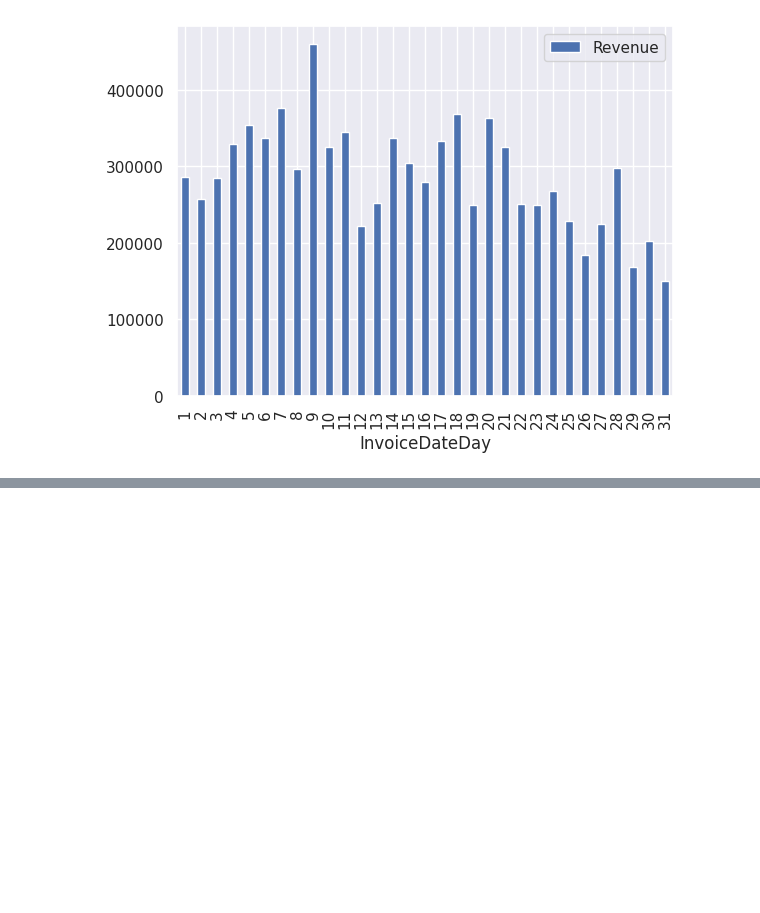
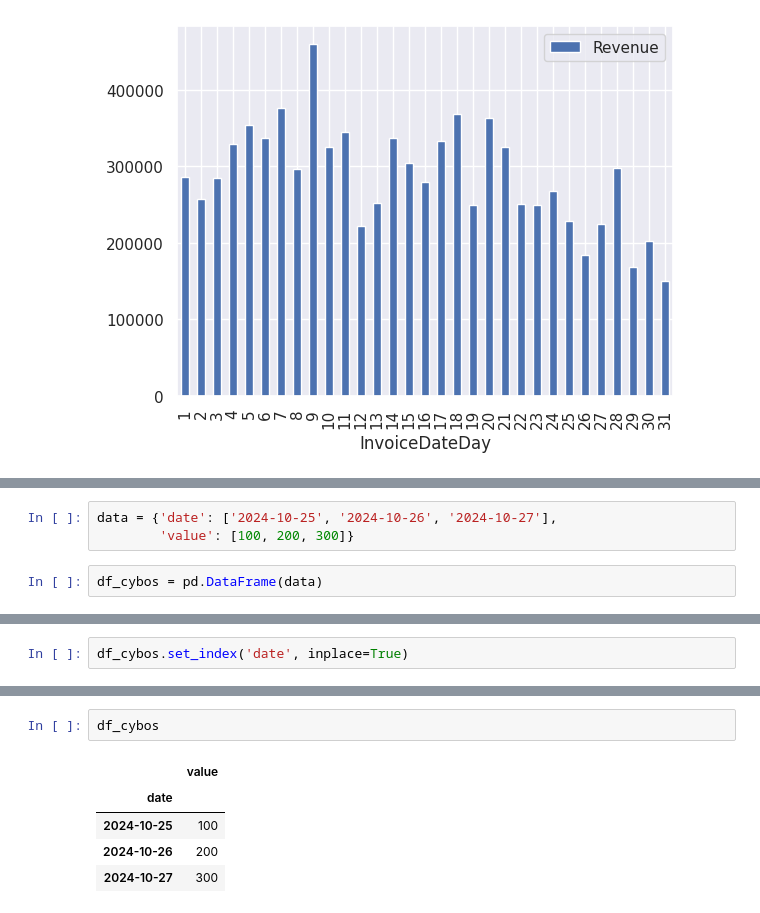
Before and after one commit to sebekpro/python-ds, a Jupyter notebook: 02_analiza_danych/06_sql_porownanie.ipynb, the cells around one changed output, grey strips where cells are left out. Cells and saved outputs as stored; diff of their text form; blank space fills up the shorter version.

```diff
--- a/02_analiza_danych/06_sql_porownanie.ipynb
+++ b/02_analiza_danych/06_sql_porownanie.ipynb
@@ -463,0 +521,5 @@ retail.nsmallest(n=5, columns='Quantity')
+# %%
+data = {'date': ['2024-10-25', '2024-10-26', '2024-10-27'],
+        'value': [100, 200, 300]}
+# %%
+df_cybos = pd.DataFrame(data)
@@ -463,0 +530,2 @@ retail.nsmallest(n=5, columns='Quantity')
+# %%
+df_cybos.set_index('date', inplace=True)
@@ -463,0 +539,8 @@ retail.nsmallest(n=5, columns='Quantity')
+# %%
+df_cybos
+# %% [output]
+|  | value |
+| date |  |
+| 2024-10-25 | 100 |
+| 2024-10-26 | 200 |
+| 2024-10-27 | 300 |
```
Also changed, not shown: parts of 8 cells of this notebook.
